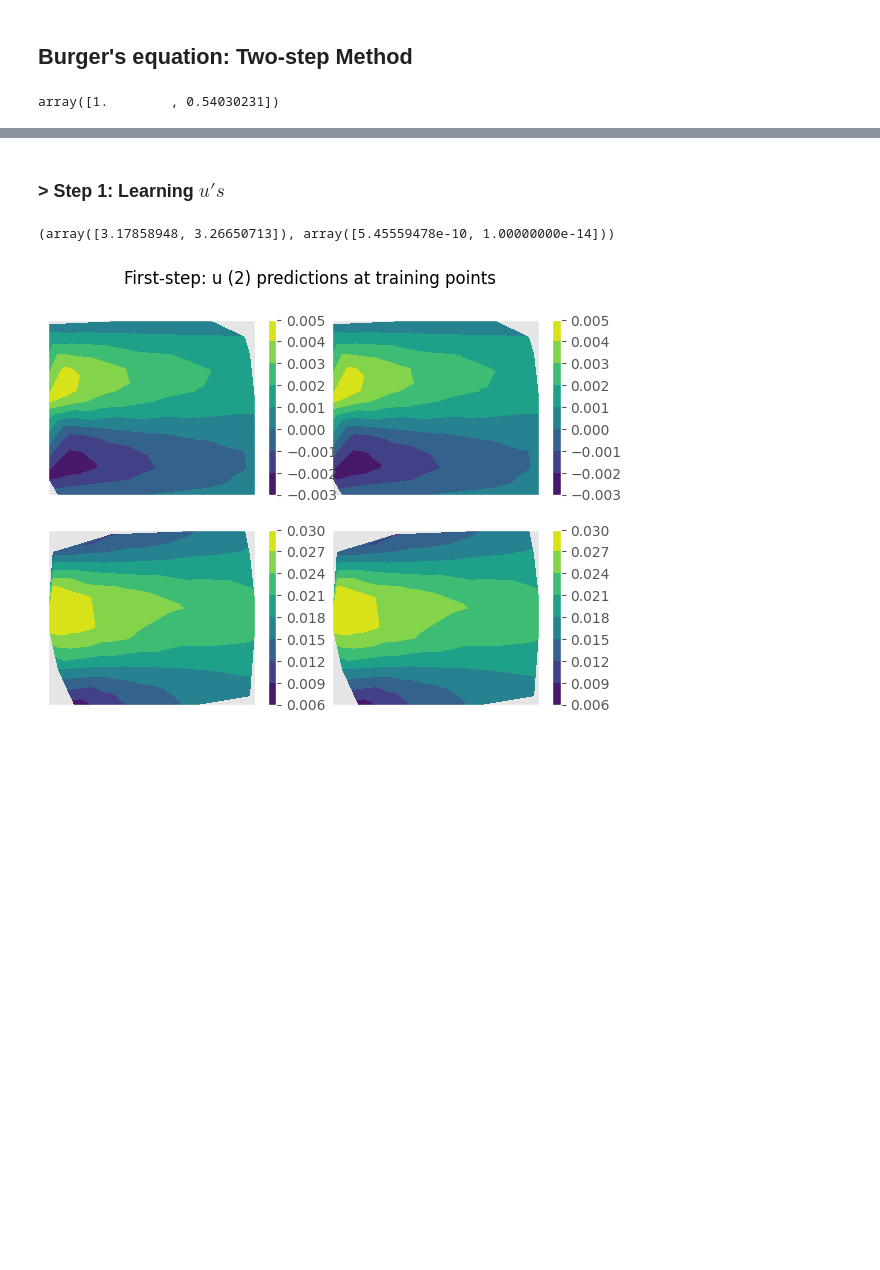
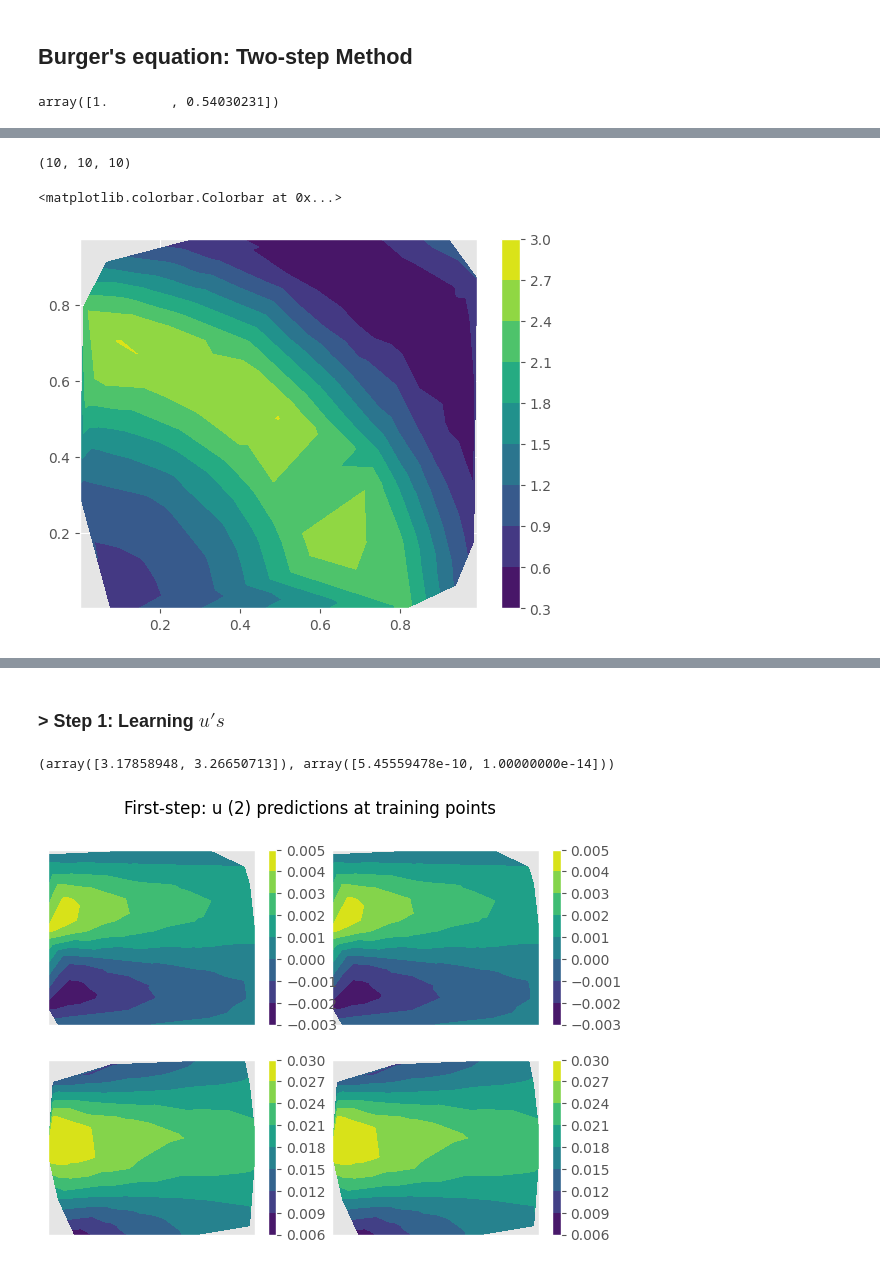
Before and after one commit to TADSGroup/kernelequationlearning, a Jupyter notebook: examples/Darcy/two_step.ipynb, the cells around one changed output, grey strips where cells are left out. Drawn from its saved outputs; the diff is of its cells as text; code cells hidden in the pictures; blank space fills up the shorter version.

```diff
--- a/examples/Darcy/two_step.ipynb
+++ b/examples/Darcy/two_step.ipynb
@@ -42,0 +79,12 @@ def ustar(x1,x2,beta):
+# %%
+result.shape
+# %% [output]
+(10, 10, 10)
+# %%
+N_tr = 100
+betas = np.arange(1,11)
+pts = np.random.uniform(low=[0,0],high=[1,1],size=[N_tr,2])
+fs = []
+for beta in betas:
+    f = [lhs(ele[0], ele[1], beta) for ele in pts]
+    fs.append(f)
@@ -42,0 +93,7 @@ def ustar(x1,x2,beta):
+# %%
+beta = 8
+plt.tricontourf(pts[:,0],pts[:,1], ustar(pts[:,0],pts[:,1],beta))
+plt.colorbar()
+# %% [output]
+<matplotlib.colorbar.Colorbar at 0x...>
+[figure, added]
```
Also changed, not shown: parts of 12 cells of this notebook, 2 other files.
